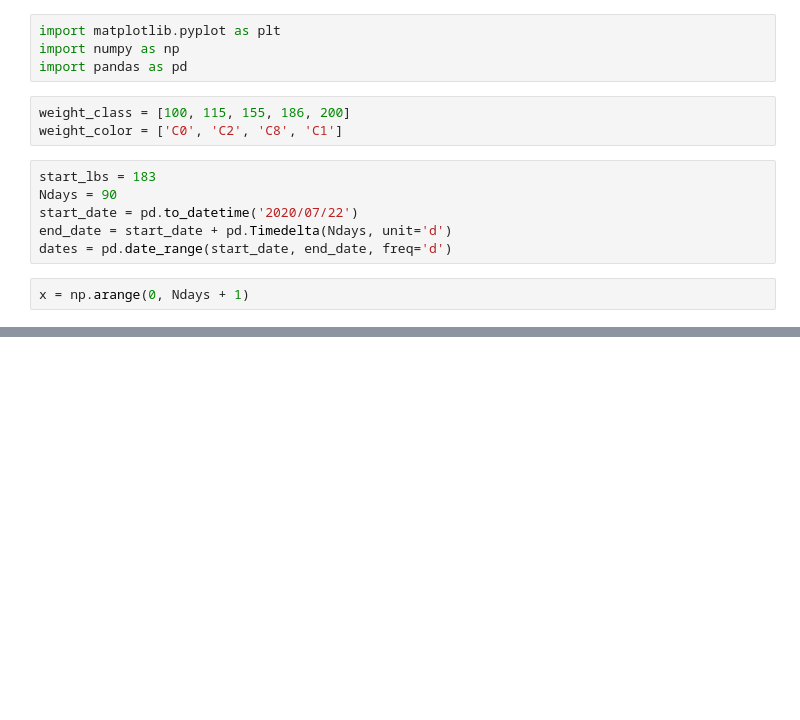
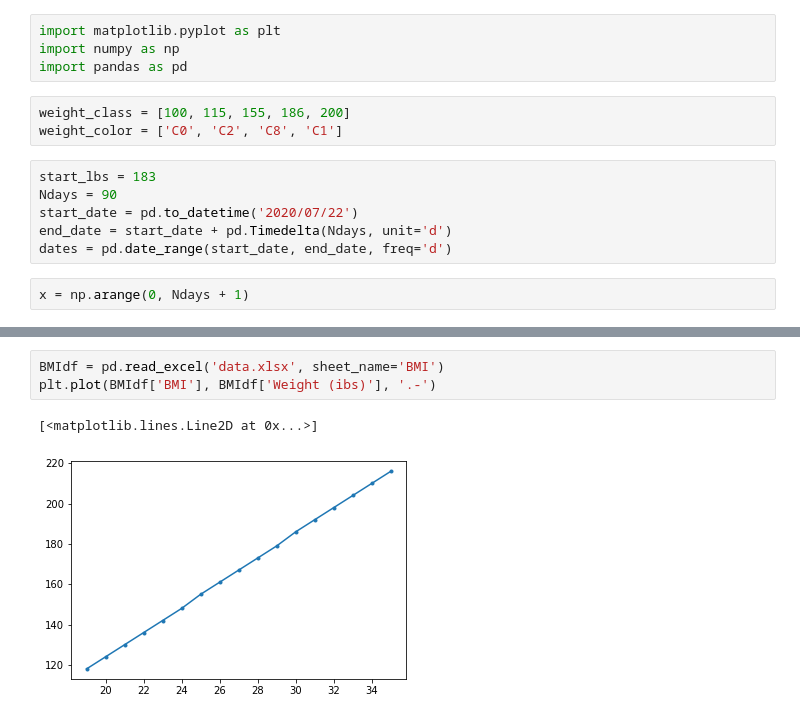
Before and after one commit to davidjaimes/running, a Jupyter notebook: Untitled.ipynb, the cells around one changed output, grey strips where cells are left out. Cells and saved outputs as stored; diff of their text form; blank space fills up the shorter version.

```diff
--- a/Untitled.ipynb
+++ b/Untitled.ipynb
@@ -30,0 +40,6 @@ plt.grid(ls=':')
+# %%
+BMIdf = pd.read_excel('data.xlsx', sheet_name='BMI')
+plt.plot(BMIdf['BMI'], BMIdf['Weight (ibs)'], '.-')
+# %% [output]
+[<matplotlib.lines.Line2D at 0x...>]
+[figure, added]
```
Also changed, not shown: parts of 2 cells of this notebook, 1 other file.
